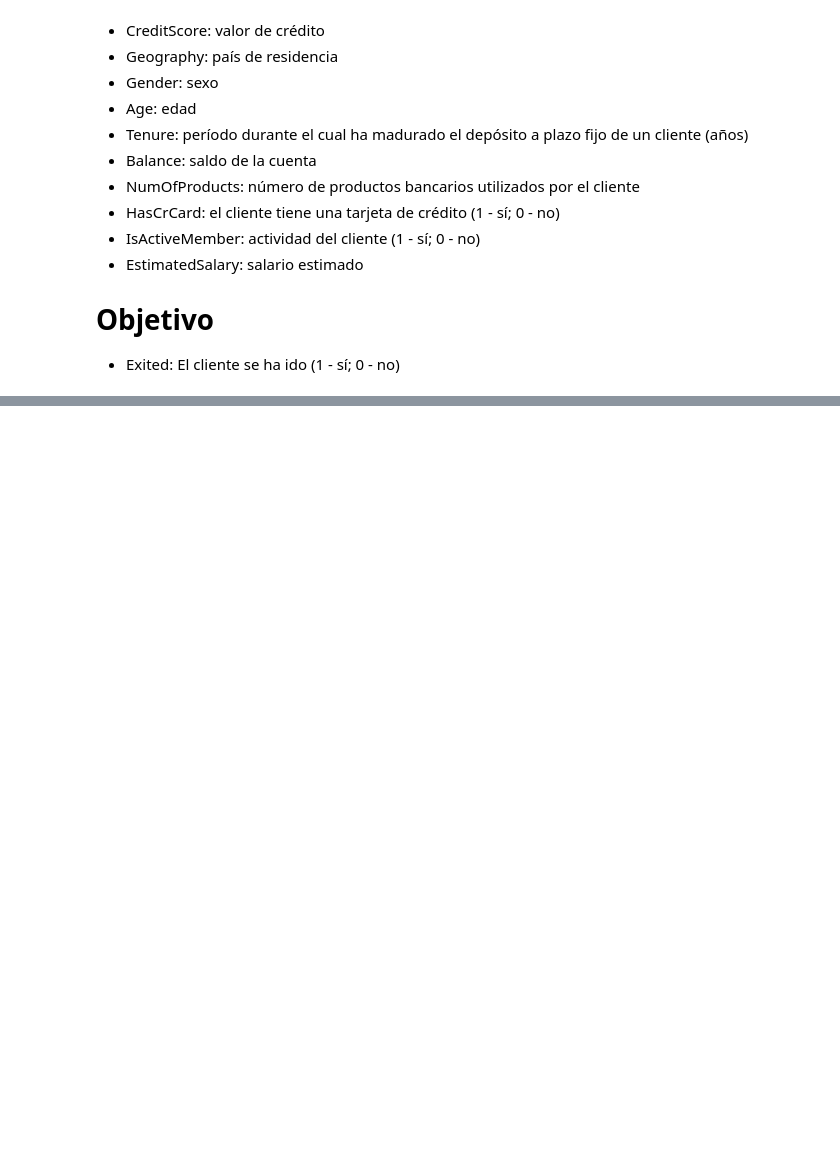
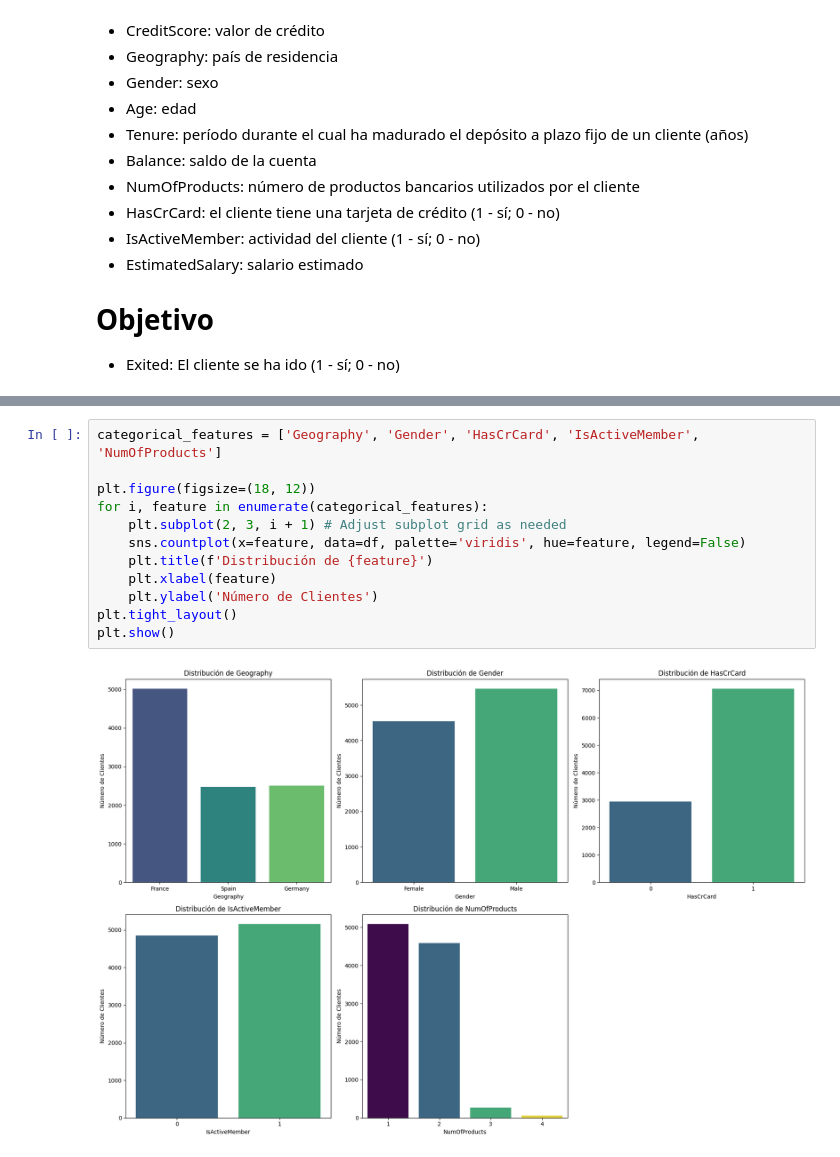
Before and after one commit to Davichobacter/data_science_tt, a Jupyter notebook: Sprint_10/notebook.ipynb, the cells around one changed output, grey strips where cells are left out. Cells and saved outputs as stored; diff of their text form; blank space fills up the shorter version.

```diff
--- a/Sprint_10/notebook.ipynb
+++ b/Sprint_10/notebook.ipynb
@@ -40,0 +219,14 @@ import numpy as np
+# %%
+categorical_features = ['Geography', 'Gender', 'HasCrCard', 'IsActiveMember', 'NumOfProducts']
+
+plt.figure(figsize=(18, 12))
+for i, feature in enumerate(categorical_features):
+    plt.subplot(2, 3, i + 1) # Adjust subplot grid as needed
+    sns.countplot(x=feature, data=df, palette='viridis', hue=feature, legend=False)
+    plt.title(f'Distribución de {feature}')
+    plt.xlabel(feature)
+    plt.ylabel('Número de Clientes')
+plt.tight_layout()
+plt.show()
+# %% [output]
+[figure, added]
```
Also changed, not shown: parts of 23 cells of this notebook.
